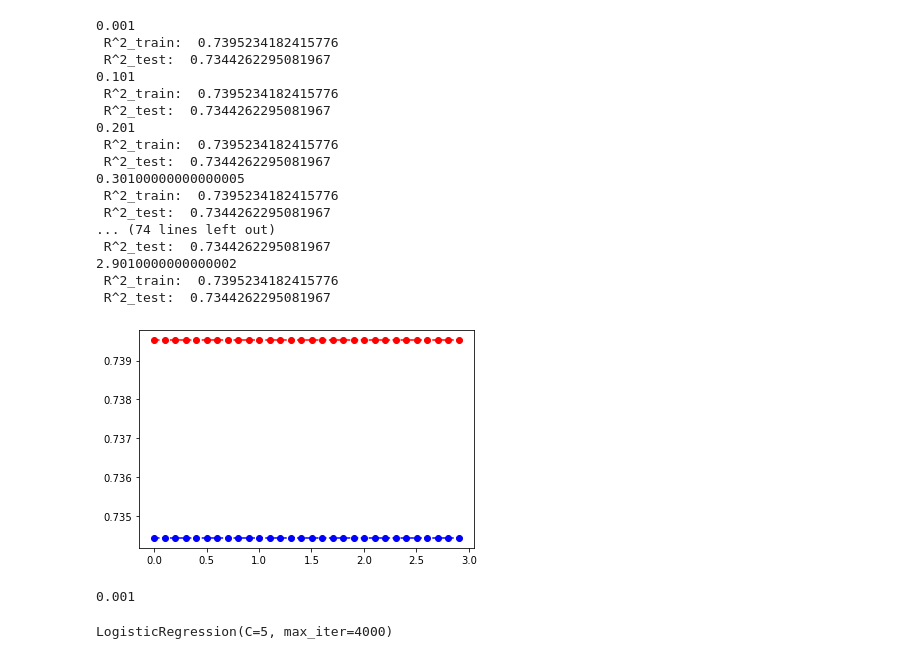
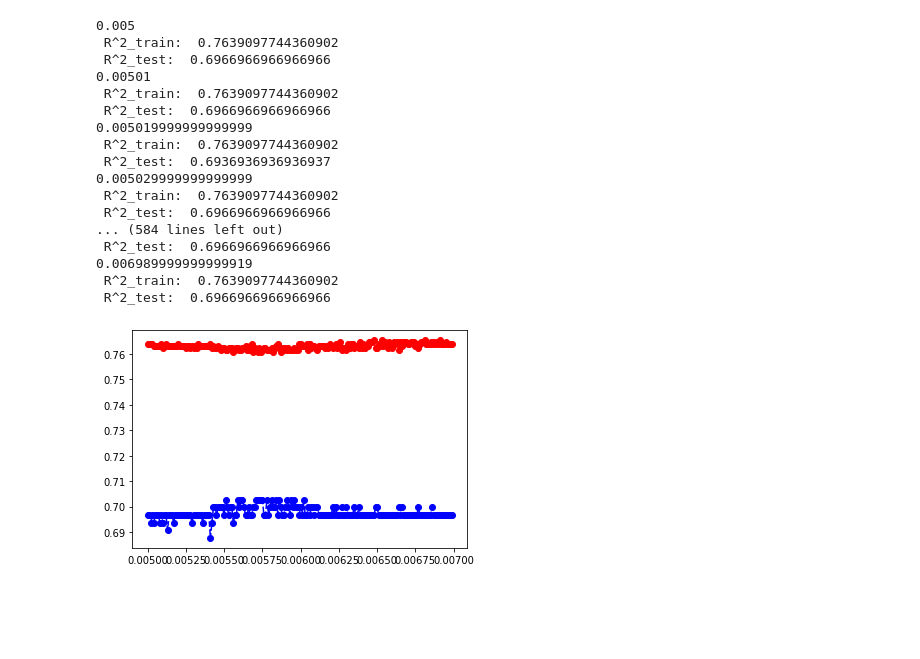
Before and after one commit to Abdigal1/paltas_repo, a Jupyter notebook: Models_3/Untitled.ipynb, the cells around one changed output. Saved outputs shown, nothing was run; the diff lists cells and outputs as text; code cells hidden in the pictures; blank space fills up the shorter version.

```diff
--- a/Models_3/Untitled.ipynb
+++ b/Models_3/Untitled.ipynb
@@ -133,0 +27,15 @@ Index(['ID', 'lab_mean', 'lab_std', 'lab_mode', 'hsv_mean', 'hsv_std',
+# %%
+metad=np.array(os.listdir(meta_dir)[1:])
+metad_dict=np.vectorize(lambda meta: pickle.load(open(os.path.join(meta_dir,meta),'rb')))(metad)
+# %%
+def get_dataframe(array_dict):
+    DF=pd.DataFrame(array_dict)
+    for k in list(array_dict[0].keys()):
+        if isinstance(metad_dict[0][k],list):
+            DF[k]=np.vectorize(lambda rd:rd[k][0])(array_dict)
+        else:
+            for i in np.arange(array_dict[0][k].shape[1]):
+                #DF[k+"_"+str(i)]=metad_dict[0][k][0,i]
+                DF[k+"_"+str(i)]=np.vectorize(lambda rd:rd[k][0,i])(array_dict)
+    DF.drop(0,axis=1,inplace=True)
+    return DF
@@ -133,0 +56,4 @@ Index(['ID', 'lab_mean', 'lab_std', 'lab_mode', 'hsv_mean', 'hsv_std',
+# %%
+mDF=get_dataframe(metad_dict)
+data=mDF
+mDF
@@ -134,15 +74,19 @@ Index(['ID', 'lab_mean', 'lab_std', 'lab_mode', 'hsv_mean', 'hsv_std',
 # %%
 #Clasificación para detección de deficiencia hidrica
-data=data[(data['Y']=='Control')|\
+data=mDF
+data=mDF[(data['Class']=='Control')|\
           #(data['Y']=='K_Control')|\
           #(data['Y']=='N_Control')|\
           #(data['Y']=='P_Control')|\
-          (data['Y']=='H50%')\
+          (data['Class']=='H50%')\
            #(data['Y']=='H75%')\
          ]
 #X=data[list(data.columns[1:7]) + list(data.columns[16:])]
-X=data[list(data.columns[1:7])]
+X=data[list(data.columns[0:-3])]
 print(X.columns)
-Yo=((data['Y']=='Control') | (data['Y']=='K_Control') | (data['Y']=='N_Control') | (data['Y']=='P_Control')).astype(int)
+Yo=((data['Class']=='Control') |\
+    (data['Class']=='K_Control') |\
+    (data['Class']=='N_Control') |\
+    (data['Class']=='P_Control')).astype(int)
 Yo
 # %% [output]
@@ -213,49 +159,44 @@ TypeError: bad operand type for abs(): 'NoneType'
 # %%
-polynomial_features = PolynomialFeatures(degree=1)
+polynomial_features = PolynomialFeatures(degree=5)
 Xc=polynomial_features.fit_transform(X[X.columns[:6]])
 Xc=np.hstack((X[X.columns[6:]],Xc))
-C=np.arange(0.001,3,0.1)
+C=np.arange(0.005,0.007,0.00001)
 def LR_C(C,X,Y):
     X_train, X_test, y_train, y_test = train_test_split(X, Y, random_state=20,train_size=0.8)
-    Lr1=LogisticRegression(max_iter=4000,C=C)
+    Lr1=LogisticRegression(max_iter=900000,C=C)
     Lr1.fit(X_train,y_train)
     pr_tr=Lr1.score(X_train,y_train)
     pr_ts=Lr1.score(X_test,y_test)
     print(C)
     print(' R^2_train: ', pr_tr)
     print(' R^2_test: ', pr_ts)
     return Lr1,C,pr_tr,pr_ts
 v_LR_C=np.vectorize(LR_C,signature='(),(j,k),(l)->(),(),(),()')
 
 LR,C,pr_tr1,pr_ts1=v_LR_C(C,Xc,np.array(Yo))
 
 plt.plot(C,pr_tr1, 'ro--')
 plt.plot(C,pr_ts1, 'bo--')
 plt.show()
 # %% [output]
-0.001
- R^2_train:  0.7395234182415776
- R^2_test:  0.7344262295081967
-0.101
- R^2_train:  0.7395234182415776
- R^2_test:  0.7344262295081967
-0.201
- R^2_train:  0.7395234182415776
- R^2_test:  0.7344262295081967
-0.30100000000000005
- R^2_train:  0.7395234182415776
- R^2_test:  0.7344262295081967
-... (74 lines left out)
- R^2_test:  0.7344262295081967
-2.9010000000000002
- R^2_train:  0.7395234182415776
- R^2_test:  0.7344262295081967
+0.005
+ R^2_train:  0.7639097744360902
+ R^2_test:  0.6966966966966966
+0.00501
+ R^2_train:  0.7639097744360902
+ R^2_test:  0.6966966966966966
+0.005019999999999999
+ R^2_train:  0.7639097744360902
+ R^2_test:  0.6936936936936937
+0.005029999999999999
+ R^2_train:  0.7639097744360902
+ R^2_test:  0.6966966966966966
+... (584 lines left out)
+ R^2_test:  0.6966966966966966
+0.006989999999999919
+ R^2_train:  0.7639097744360902
+ R^2_test:  0.6966966966966966
-[figure, old version]
+[figure, new version]
 # %%
+print(np.max(pr_ts1))
 C[np.argmax(pr_ts1)]
-# %% [output]
-0.001
-# %%
-LR[0]
-# %% [output]
-LogisticRegression(C=5, max_iter=4000)
```
Also changed, not shown: parts of 21 cells of this notebook, 5 other files.
